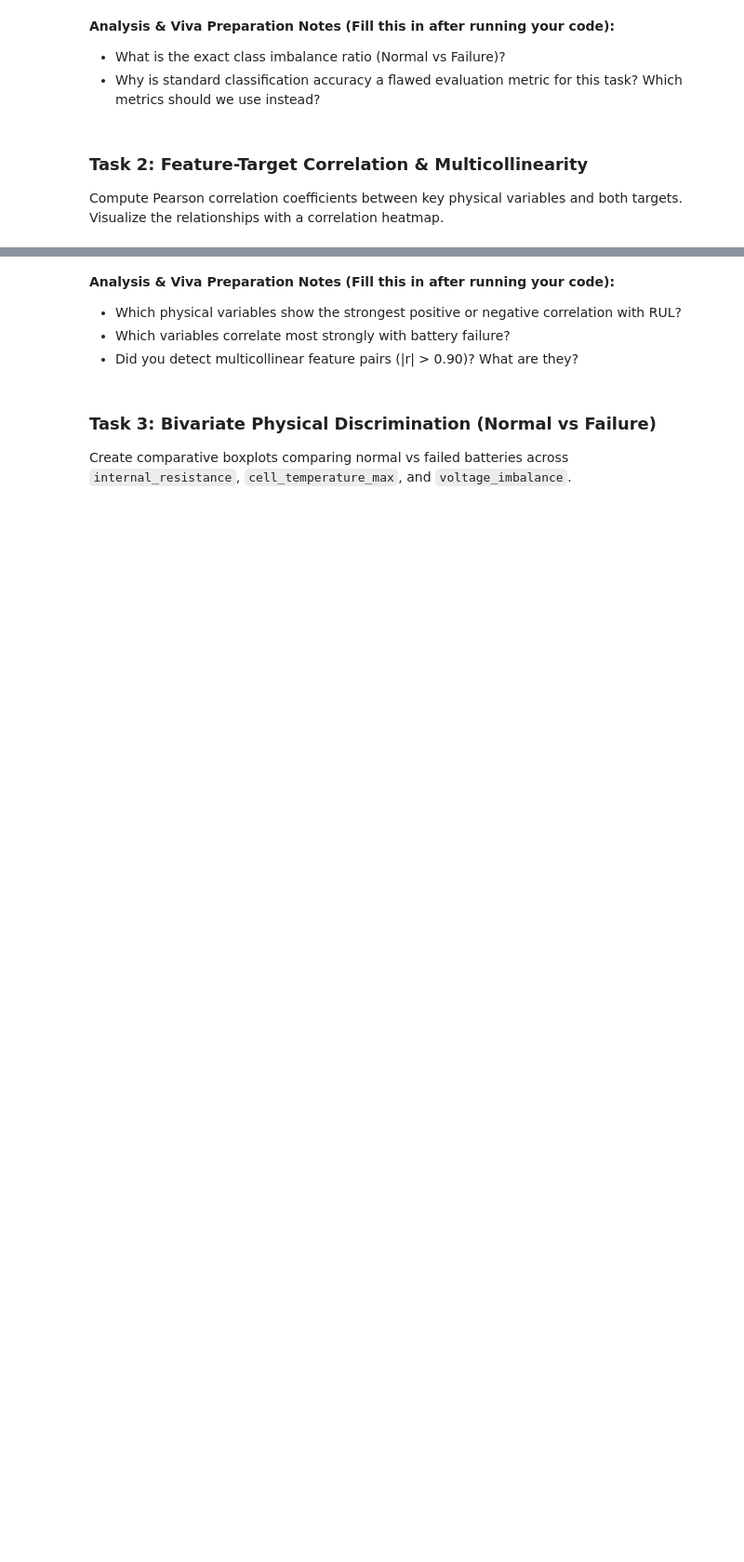
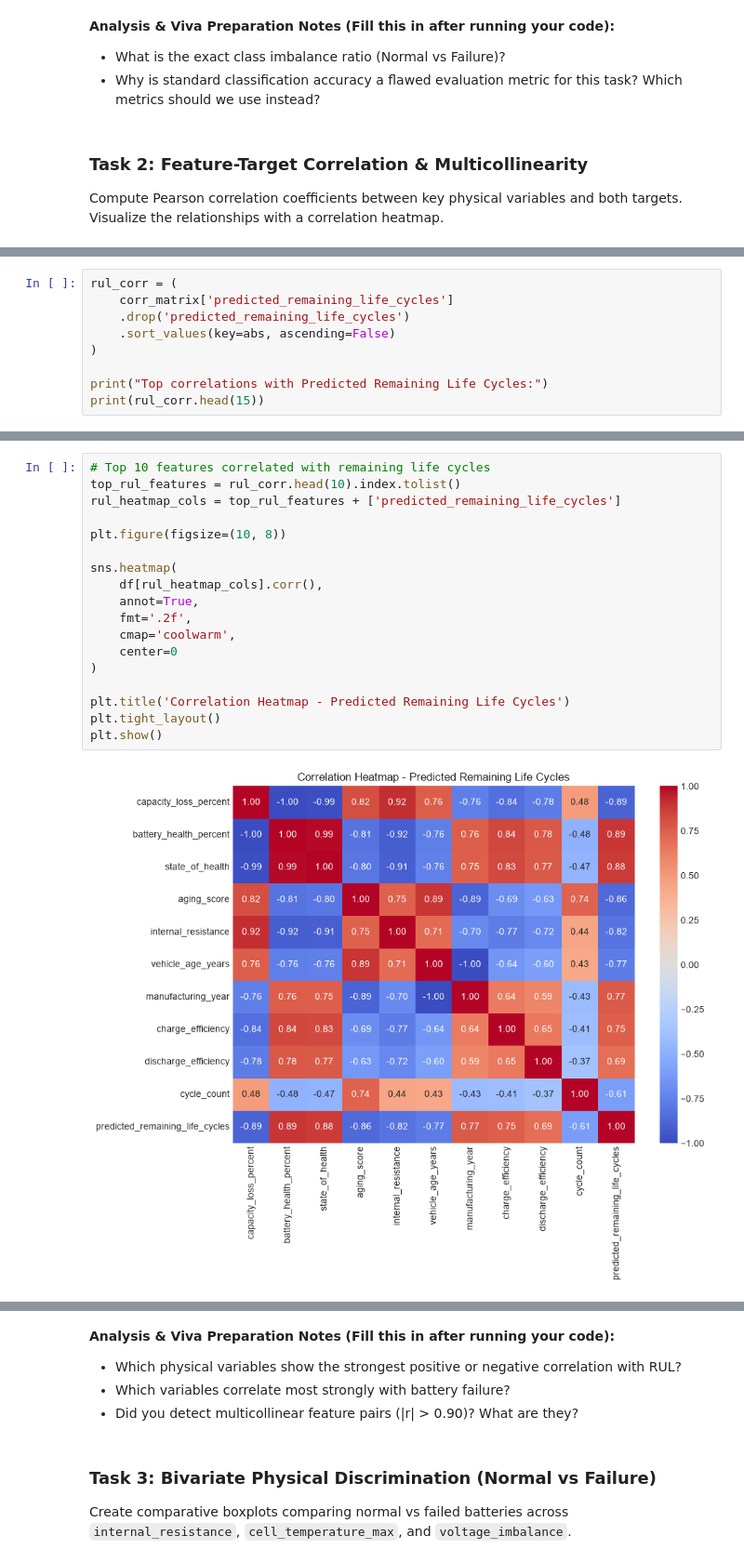
Before and after one commit to chenuka10/EV_Battery_PHM, a Jupyter notebook: notebooks/03_relationships_features_personC.ipynb, the cells around one changed output, grey strips where cells are left out. Shown at 93% size. Saved outputs shown, nothing was run; the diff lists cells and outputs as text; blank space fills up the shorter version.

```diff
--- a/notebooks/03_relationships_features_personC.ipynb
+++ b/notebooks/03_relationships_features_personC.ipynb
@@ -48,0 +137,9 @@ Compute Pearson correlation coefficients between key physical variables and both
+# %%
+rul_corr = (
+    corr_matrix['predicted_remaining_life_cycles']
+    .drop('predicted_remaining_life_cycles')
+    .sort_values(key=abs, ascending=False)
+)
+
+print("Top correlations with Predicted Remaining Life Cycles:")
+print(rul_corr.head(15))
@@ -48,0 +184,20 @@ Compute Pearson correlation coefficients between key physical variables and both
+# %%
+# Top 10 features correlated with remaining life cycles
+top_rul_features = rul_corr.head(10).index.tolist()
+rul_heatmap_cols = top_rul_features + ['predicted_remaining_life_cycles']
+
+plt.figure(figsize=(10, 8))
+
+sns.heatmap(
+    df[rul_heatmap_cols].corr(),
+    annot=True,
+    fmt='.2f',
+    cmap='coolwarm',
+    center=0
+)
+
+plt.title('Correlation Heatmap - Predicted Remaining Life Cycles')
+plt.tight_layout()
+plt.show()
+# %% [output]
+[figure, added]
```
Also changed, not shown: parts of 15 cells of this notebook.
